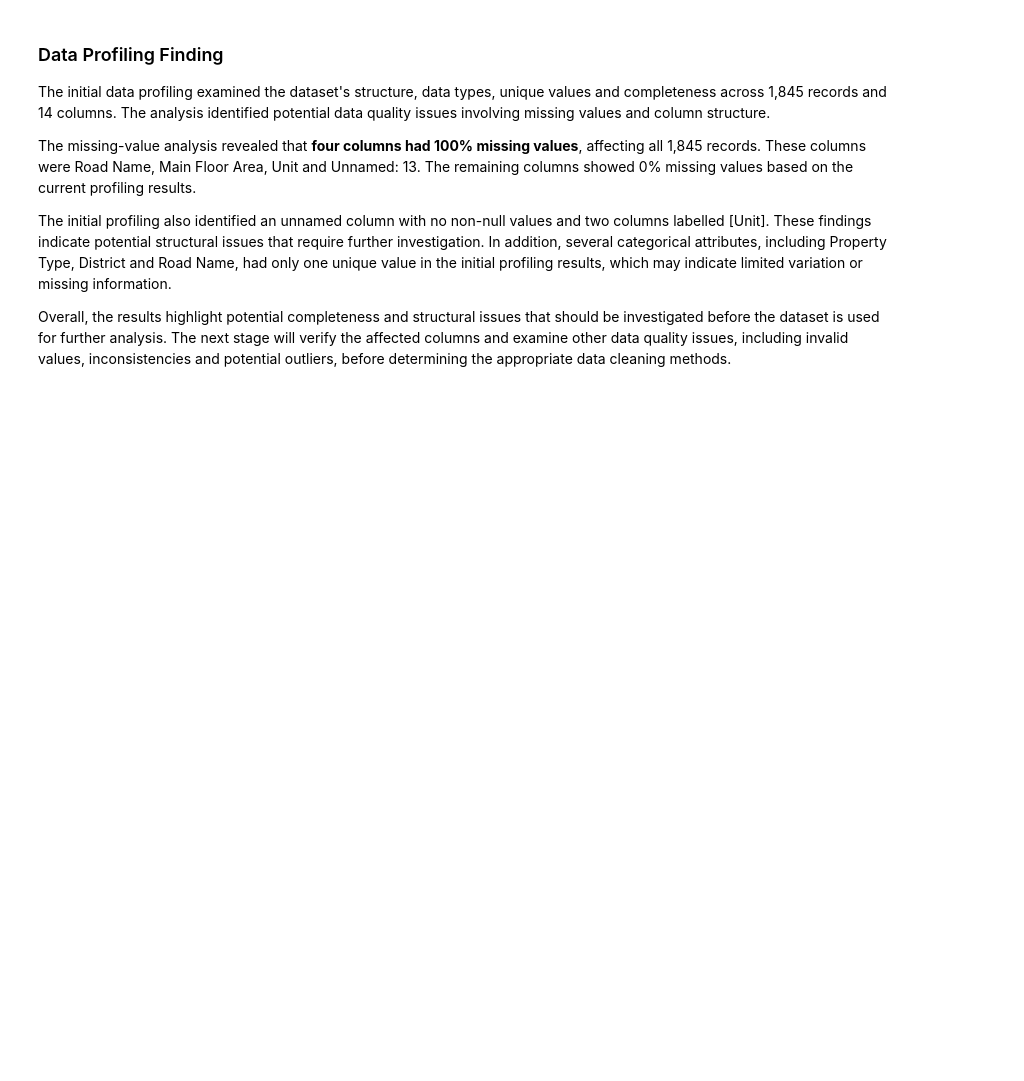
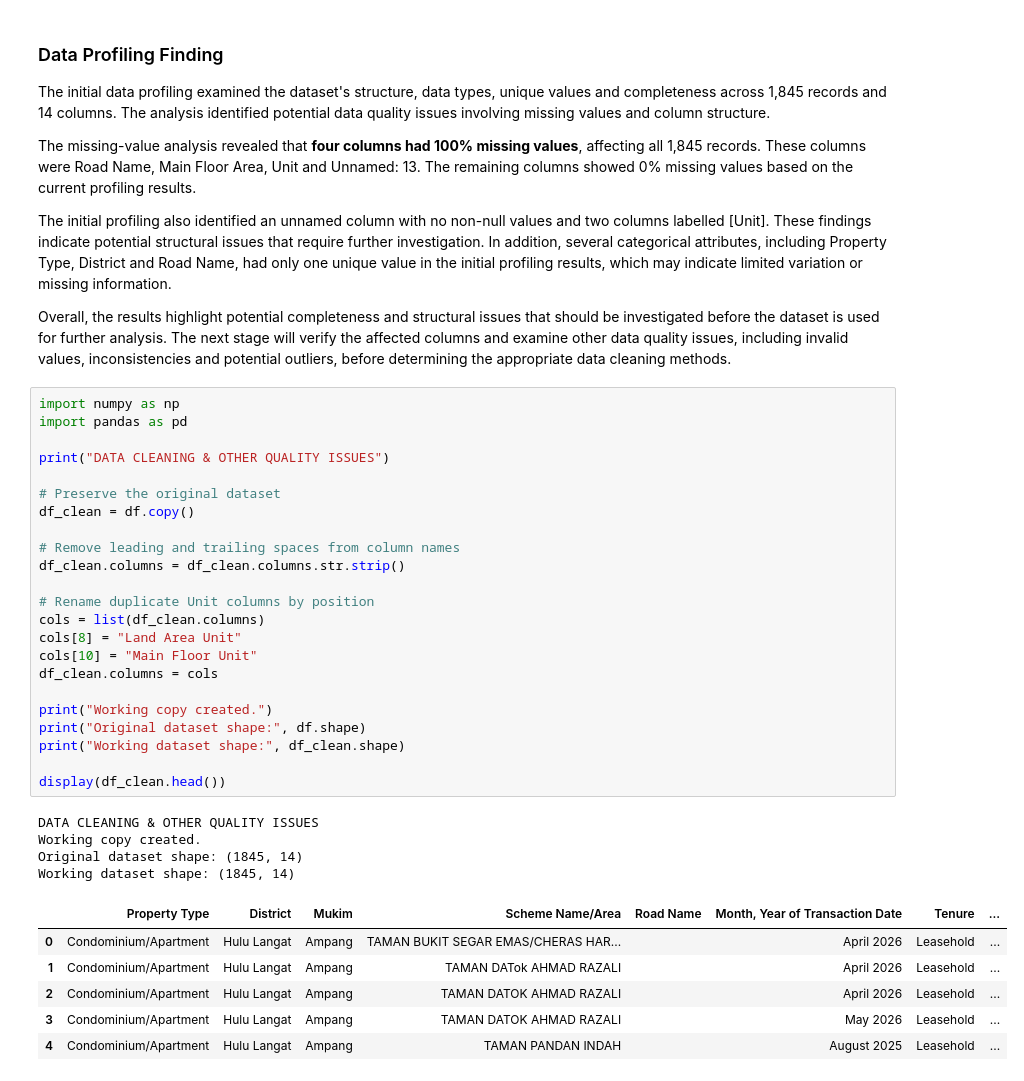
Before and after one commit to A211206/PropWise-de, a Jupyter notebook: notebooks/01_PropWise_DataProfiling.ipynb, the cells around one changed output. Saved outputs shown, nothing was run; the diff lists cells and outputs as text; blank space fills up the shorter version.

```diff
--- a/notebooks/01_PropWise_DataProfiling.ipynb
+++ b/notebooks/01_PropWise_DataProfiling.ipynb
@@ -179,3 +179,37 @@ The missing-value analysis revealed that **four columns had 100% missing values*
 The initial profiling also identified an unnamed column with no non-null values and two columns labelled [Unit]. These findings indicate potential structural issues that require further investigation. In addition, several categorical attributes, including Property Type, District and Road Name, had only one unique value in the initial profiling results, which may indicate limited variation or missing information.
 
 Overall, the results highlight potential completeness and structural issues that should be investigated before the dataset is used for further analysis. The next stage will verify the affected columns and examine other data quality issues, including invalid values, inconsistencies and potential outliers, before determining the appropriate data cleaning methods.
+# %%
+import numpy as np
+import pandas as pd
+
+print("DATA CLEANING & OTHER QUALITY ISSUES")
+
+# Preserve the original dataset
+df_clean = df.copy()
+
+# Remove leading and trailing spaces from column names
+df_clean.columns = df_clean.columns.str.strip()
+
+# Rename duplicate Unit columns by position
+cols = list(df_clean.columns)
+cols[8] = "Land Area Unit"
+cols[10] = "Main Floor Unit"
+df_clean.columns = cols
+
+print("Working copy created.")
+print("Original dataset shape:", df.shape)
+print("Working dataset shape:", df_clean.shape)
+
+display(df_clean.head())
+# %% [output]
+DATA CLEANING & OTHER QUALITY ISSUES
+Working copy created.
+Original dataset shape: (1845, 14)
+Working dataset shape: (1845, 14)
+|  | Property Type | District | Mukim | Scheme Name/Area | Road Name | Month, Year of Transaction Date | Tenure | ... |
+| 0 | Condominium/Apartment | Hulu Langat | Ampang | TAMAN BUKIT SEGAR EMAS/CHERAS HAR... |  | April 2026 | Leasehold | ... |
+| 1 | Condominium/Apartment | Hulu Langat | Ampang | TAMAN DATok AHMAD RAZALI |  | April 2026 | Leasehold | ... |
+| 2 | Condominium/Apartment | Hulu Langat | Ampang | TAMAN DATOK AHMAD RAZALI |  | April 2026 | Leasehold | ... |
+| 3 | Condominium/Apartment | Hulu Langat | Ampang | TAMAN DATOK AHMAD RAZALI |  | May 2026 | Leasehold | ... |
+| 4 | Condominium/Apartment | Hulu Langat | Ampang | TAMAN PANDAN INDAH |  | August 2025 | Leasehold | ... |
```
Also changed, not shown: parts of 16 cells of this notebook, 1 other file.
